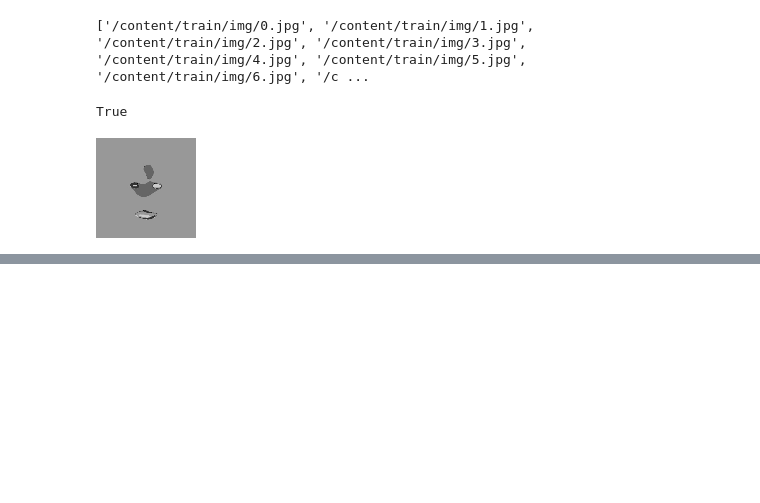
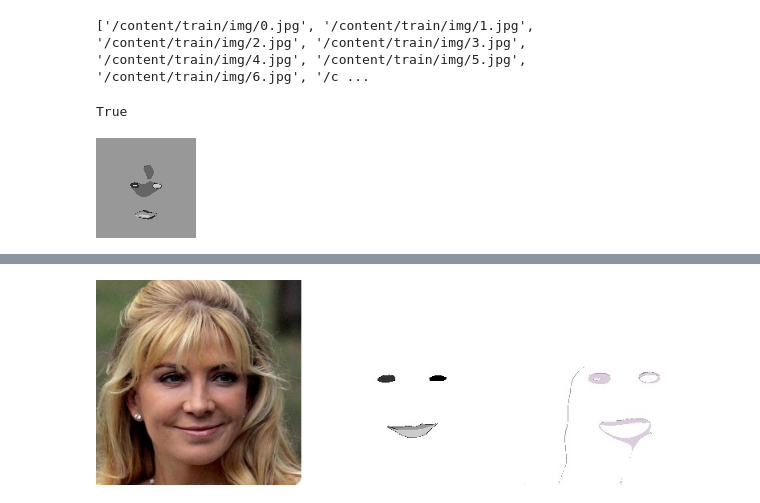
Before and after one commit to Akashsampangirama/ImageML, a Jupyter notebook: TensorFlow_ImageSegmentation.ipynb, the cells around one changed output, grey strips where cells are left out. Drawn from its saved outputs; the diff is of its cells as text; code cells hidden in the pictures; blank space fills up the shorter version.

```diff
--- a/TensorFlow_ImageSegmentation.ipynb
+++ b/TensorFlow_ImageSegmentation.ipynb
@@ -486,0 +491,4 @@ cv2_imshow(pc)
+# %%
+cv2_imshow(cv2.imread("/content/results/25012.jpg"))
+# %% [output]
+[figure, added]
```
Also changed, not shown: parts of 5 cells of this notebook.
